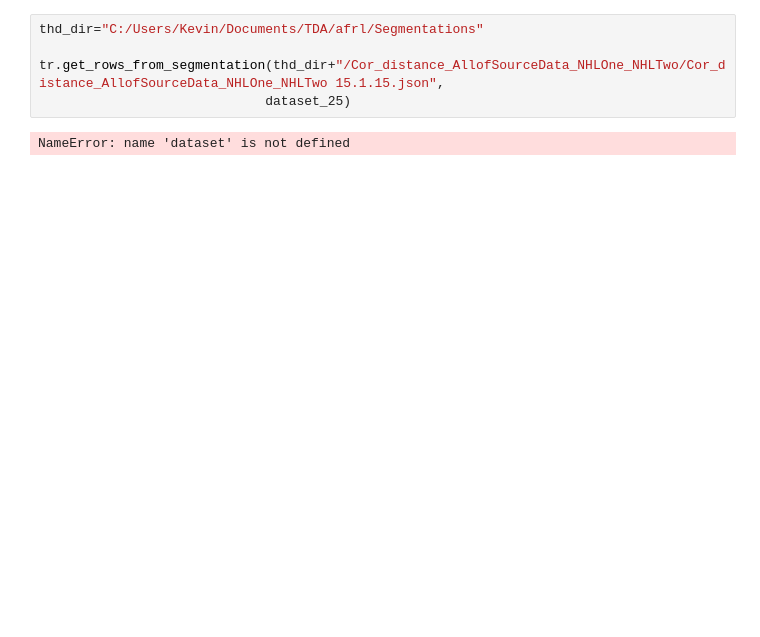
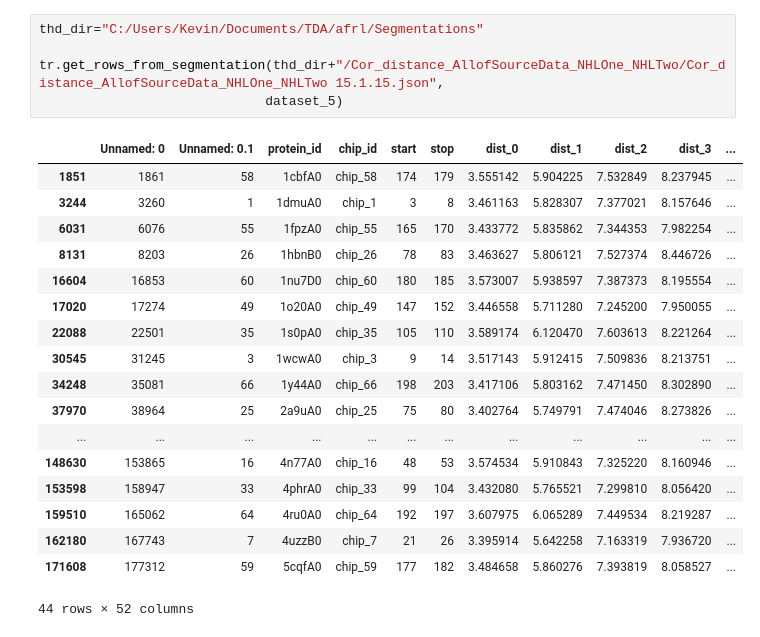
Before and after one commit to koneill1994/Protein_TDA_Analysis, a Jupyter notebook: viz_test.ipynb, the cells around one changed output. Cells and saved outputs as stored; diff of their text form; blank space fills up the shorter version.

```diff
--- a/viz_test.ipynb
+++ b/viz_test.ipynb
@@ -28,7 +29,24 @@ MemoryError:
 # %%
 thd_dir="C:/Users/Kevin/Documents/TDA/afrl/Segmentations"
 
 tr.get_rows_from_segmentation(thd_dir+"/Cor_distance_AllofSourceData_NHLOne_NHLTwo/Cor_distance_AllofSourceData_NHLOne_NHLTwo 15.1.15.json",
-                             dataset_25)
+                             dataset_5)
 # %% [output]
+|  | Unnamed: 0 | Unnamed: 0.1 | protein_id | chip_id | start | stop | dist_0 | dist_1 | dist_2 | dist_3 | ... |
+| 1851 | 1861 | 58 | 1cbfA0 | chip_58 | 174 | 179 | 3.555142 | 5.904225 | 7.532849 | 8.237945 | ... |
+| 3244 | 3260 | 1 | 1dmuA0 | chip_1 | 3 | 8 | 3.461163 | 5.828307 | 7.377021 | 8.157646 | ... |
+| 6031 | 6076 | 55 | 1fpzA0 | chip_55 | 165 | 170 | 3.433772 | 5.835862 | 7.344353 | 7.982254 | ... |
+| 8131 | 8203 | 26 | 1hbnB0 | chip_26 | 78 | 83 | 3.463627 | 5.806121 | 7.527374 | 8.446726 | ... |
+| 16604 | 16853 | 60 | 1nu7D0 | chip_60 | 180 | 185 | 3.573007 | 5.938597 | 7.387373 | 8.195554 | ... |
+| 17020 | 17274 | 49 | 1o20A0 | chip_49 | 147 | 152 | 3.446558 | 5.711280 | 7.245200 | 7.950055 | ... |
+| 22088 | 22501 | 35 | 1s0pA0 | chip_35 | 105 | 110 | 3.589174 | 6.120470 | 7.603613 | 8.221264 | ... |
+| 30545 | 31245 | 3 | 1wcwA0 | chip_3 | 9 | 14 | 3.517143 | 5.912415 | 7.509836 | 8.213751 | ... |
+| 34248 | 35081 | 66 | 1y44A0 | chip_66 | 198 | 203 | 3.417106 | 5.803162 | 7.471450 | 8.302890 | ... |
+| 37970 | 38964 | 25 | 2a9uA0 | chip_25 | 75 | 80 | 3.402764 | 5.749791 | 7.474046 | 8.273826 | ... |
+| ... | ... | ... | ... | ... | ... | ... | ... | ... | ... | ... | ... |
+| 148630 | 153865 | 16 | 4n77A0 | chip_16 | 48 | 53 | 3.574534 | 5.910843 | 7.325220 | 8.160946 | ... |
+| 153598 | 158947 | 33 | 4phrA0 | chip_33 | 99 | 104 | 3.432080 | 5.765521 | 7.299810 | 8.056420 | ... |
+| 159510 | 165062 | 64 | 4ru0A0 | chip_64 | 192 | 197 | 3.607975 | 6.065289 | 7.449534 | 8.219287 | ... |
+| 162180 | 167743 | 7 | 4uzzB0 | chip_7 | 21 | 26 | 3.395914 | 5.642258 | 7.163319 | 7.936720 | ... |
+| 171608 | 177312 | 59 | 5cqfA0 | chip_59 | 177 | 182 | 3.484658 | 5.860276 | 7.393819 | 8.058527 | ... |
-NameError: name 'dataset' is not defined
+44 rows × 52 columns
```
Also changed, not shown: parts of 2 cells of this notebook, 1 other file.
